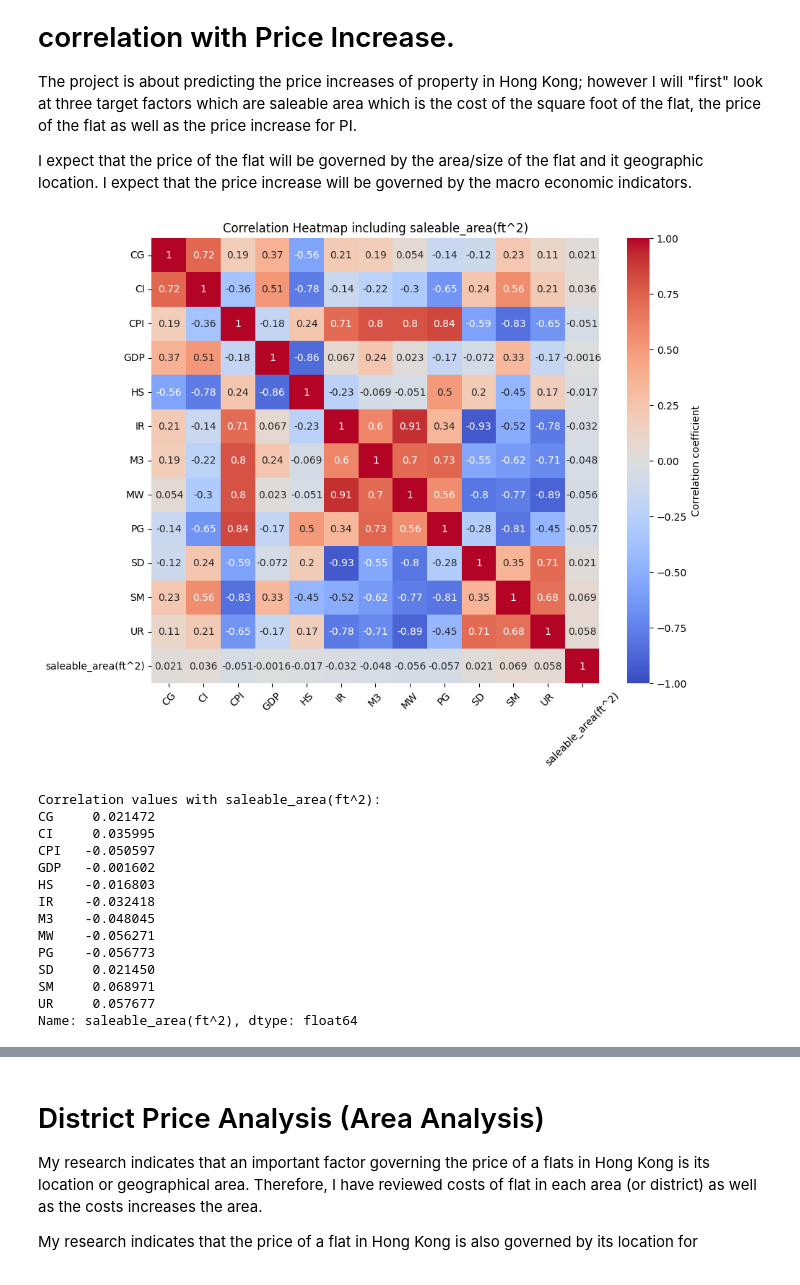
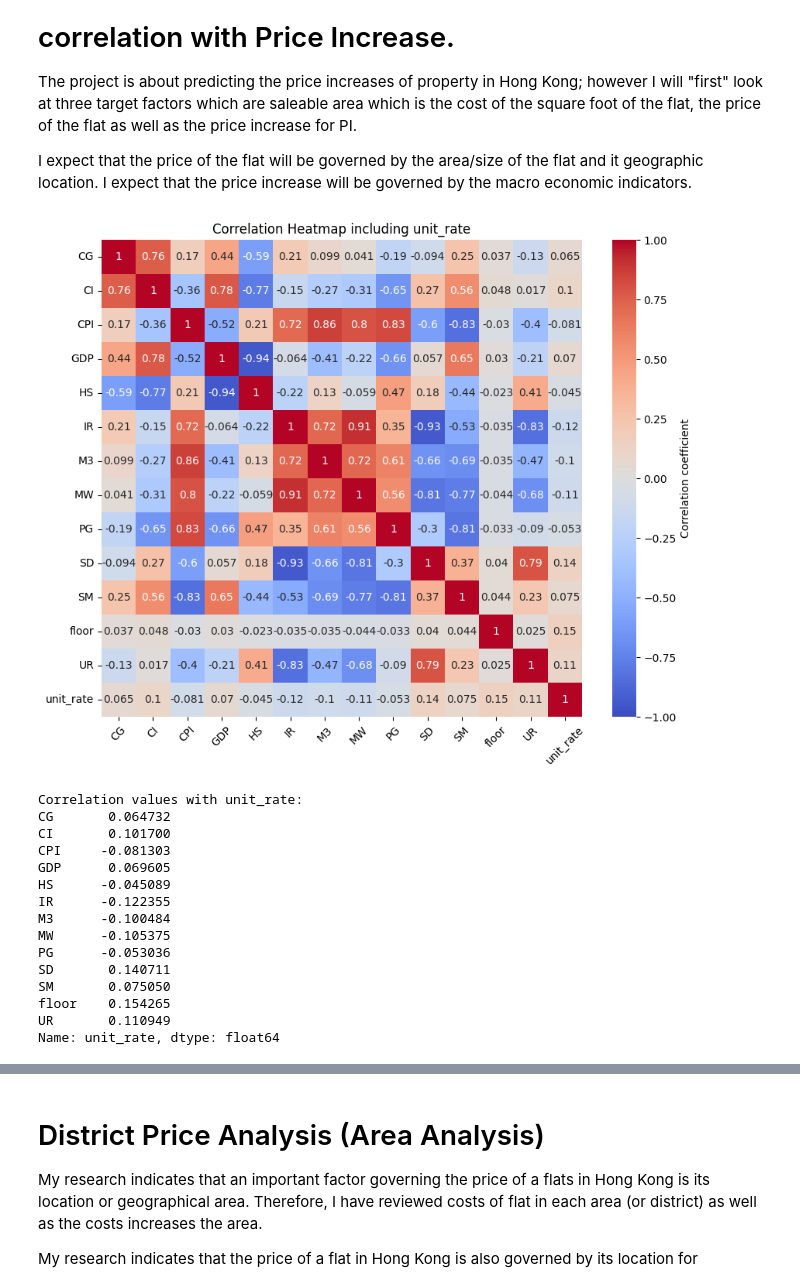
Before and after one commit to TimH2024/MSC-M5-Project, a Jupyter notebook: M5ver2.ipynb, the cells around one changed output, grey strips where cells are left out. Drawn from its saved outputs; the diff is of its cells as text; code cells hidden in the pictures.

```diff
--- a/M5ver2.ipynb
+++ b/M5ver2.ipynb
@@ -581,3 +698,35 @@ dtype: int64
+# %%
+# Plotting sales price by district and sales by dustrict
+plt.figure(figsize=(12, 6))
+
+# Create a bar plot for average price
+plt.subplot(1, 2, 1)
+for district in summary['district'].unique():
+    district_data = summary[summary['district'] == district]
+    plt.plot(district_data['YearQuarter'].astype(str), district_data['Average_Price'], marker='o', label=district)
+
+plt.title('Average Price by District and YearQuarter')
+plt.xlabel('YearQuarter')
+plt.ylabel('Average Price')
+plt.xticks(rotation=45)
+plt.legend()
+plt.grid()
+
+# Create a bar plot for sales count
+plt.subplot(1, 2, 2)
+for district in summary['district'].unique():
+    district_data = summary[summary['district'] == district]
+    plt.bar(district_data['YearQuarter'].astype(str), district_data['Sales_Count'], label=district, alpha=0.5)
+
+plt.title('Sales Count by District and YearQuarter')
+plt.xlabel('YearQuarter')
+plt.ylabel('Sales Count')
+plt.xticks(rotation=45)
+plt.legend()
+plt.grid()
+
+plt.tight_layout()
+plt.show()
 # %% [markdown]
 # One hot encode districts for later analysis
 # %%
@@ -717,7 +850,7 @@ memory usage: 17.6+ MB
 from sklearn.preprocessing import MinMaxScaler
 
 # List of columns to normalize
-columns_to_normalize = ['CG', 'CI', 'CPI', 'GDP', 'HS', 'IR', 'M3', 'MW', 'PG', 'SD', 'SM', 'UR']
+columns_to_normalize = ['CG', 'CI', 'CPI', 'GDP', 'HS', 'IR', 'M3', 'MW', 'PG', 'SD', 'SM','UR', 'floor']
 
 # Initialize the MinMaxScaler
 scaler = MinMaxScaler()
@@ -759,53 +889,50 @@ import pandas as pd
 import seaborn as sns
 import matplotlib.pyplot as plt
 
-# Assuming merged_dataset is already loaded
-# Example:
-# merged_dataset = pd.read_csv('your_dataset.csv')
-
 # List of columns to consider for correlation
-columns_to_consider = ['CG', 'CI', 'CPI', 'GDP', 'HS', 'IR', 'M3', 'MW', 'PG', 'SD', 'SM', 'UR']
+columns_to_consider = ['CG', 'CI', 'CPI', 'GDP', 'HS', 'IR', 'M3', 'MW', 'PG', 'SD', 'SM', 'floor', 'UR']
 
 # List of target columns
-targets = ['saleable_area(ft^2)', 'PI', 'new_price']
+targets = ['unit_rate', 'PI', 'new_price']
 
 # Drop rows where the index is 'district', 'YearQuarter', or 'Quarter'
 rows_to_drop = ['district', 'YearQuarter', 'Quarter']
 filtered_dataset = merged_dataset[~merged_dataset.index.isin(rows_to_drop)]
 
 # Loop through each target and calculate correlation, then create a heatmap
 for target in targets:
     # Calculate correlation
     correlation = filtered_dataset[columns_to_consider + [target]].corr()
 
     # Create a heatmap
     plt.figure(figsize=(10, 8))
     sns.heatmap(correlation, annot=True, cmap='coolwarm', vmin=-1, vmax=1, cbar_kws={'label': 'Correlation coefficient'})
     plt.title(f'Correlation Heatmap including {target}')
     plt.xticks(rotation=45)
     plt.yticks(rotation=0)
     plt.show()
 
     # Extract and display the correlation values for the target
     target_correlation = correlation[target].drop(target)
     print(f"Correlation values with {target}:\n{target_correlation}\n")
 
 # Display the correlation table for all specified columns and targets
 correlation_table = filtered_dataset[columns_to_consider + targets].corr().loc[columns_to_consider, targets]
 print(correlation_table)
 # %% [output]
-[figure, old version]
+[figure, new version]
-Correlation values with saleable_area(ft^2):
-CG     0.021472
-CI     0.035995
-CPI   -0.050597
-GDP   -0.001602
-HS    -0.016803
-IR    -0.032418
-M3    -0.048045
-MW    -0.056271
-PG    -0.056773
-SD     0.021450
-SM     0.068971
-UR     0.057677
-Name: saleable_area(ft^2), dtype: float64
+Correlation values with unit_rate:
+CG       0.064732
+CI       0.101700
+CPI     -0.081303
+GDP      0.069605
+HS      -0.045089
+IR      -0.122355
+M3      -0.100484
+MW      -0.105375
+PG      -0.053036
+SD       0.140711
+SM       0.075050
+floor    0.154265
+UR       0.110949
+Name: unit_rate, dtype: float64
```
Also changed, not shown: parts of 86 cells of this notebook.
